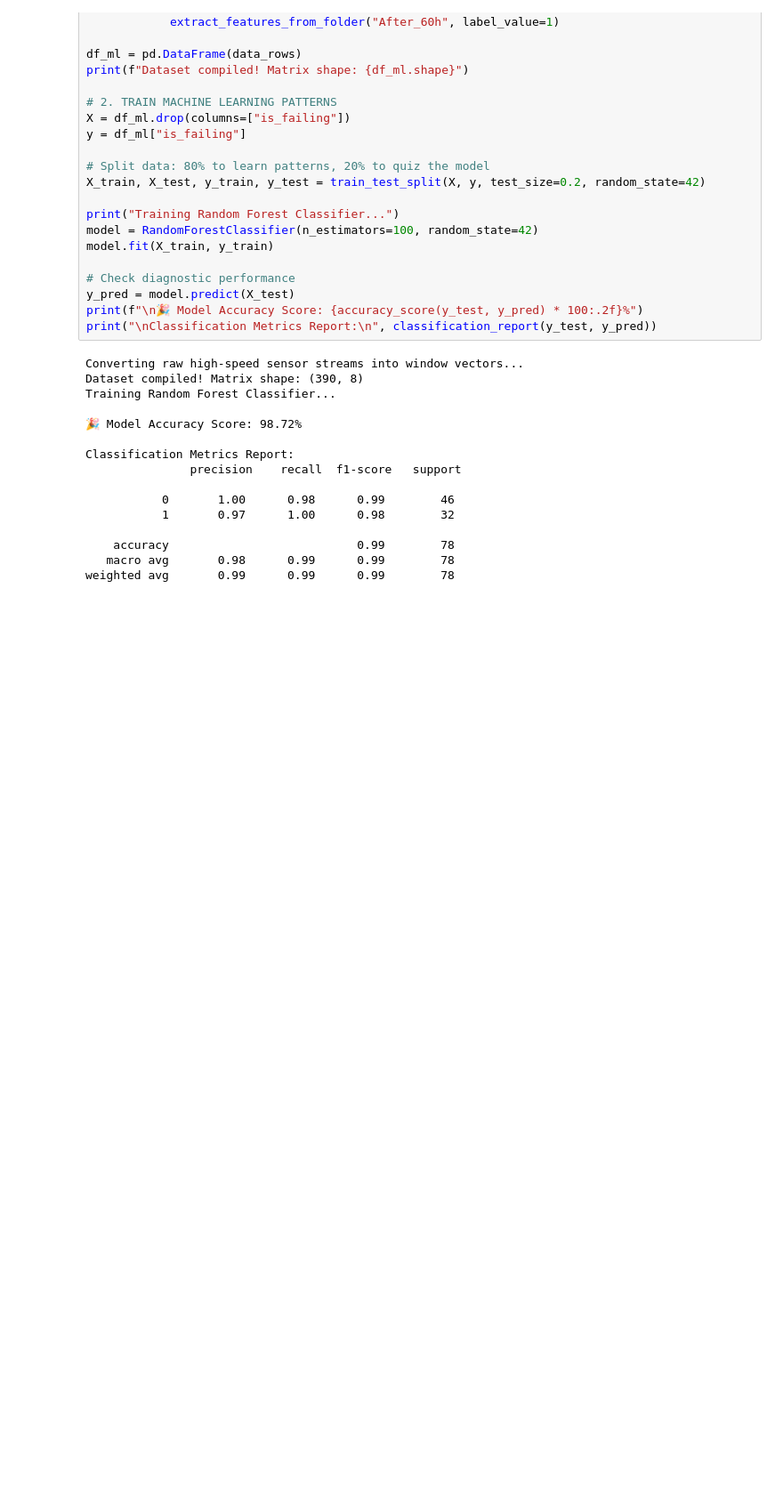
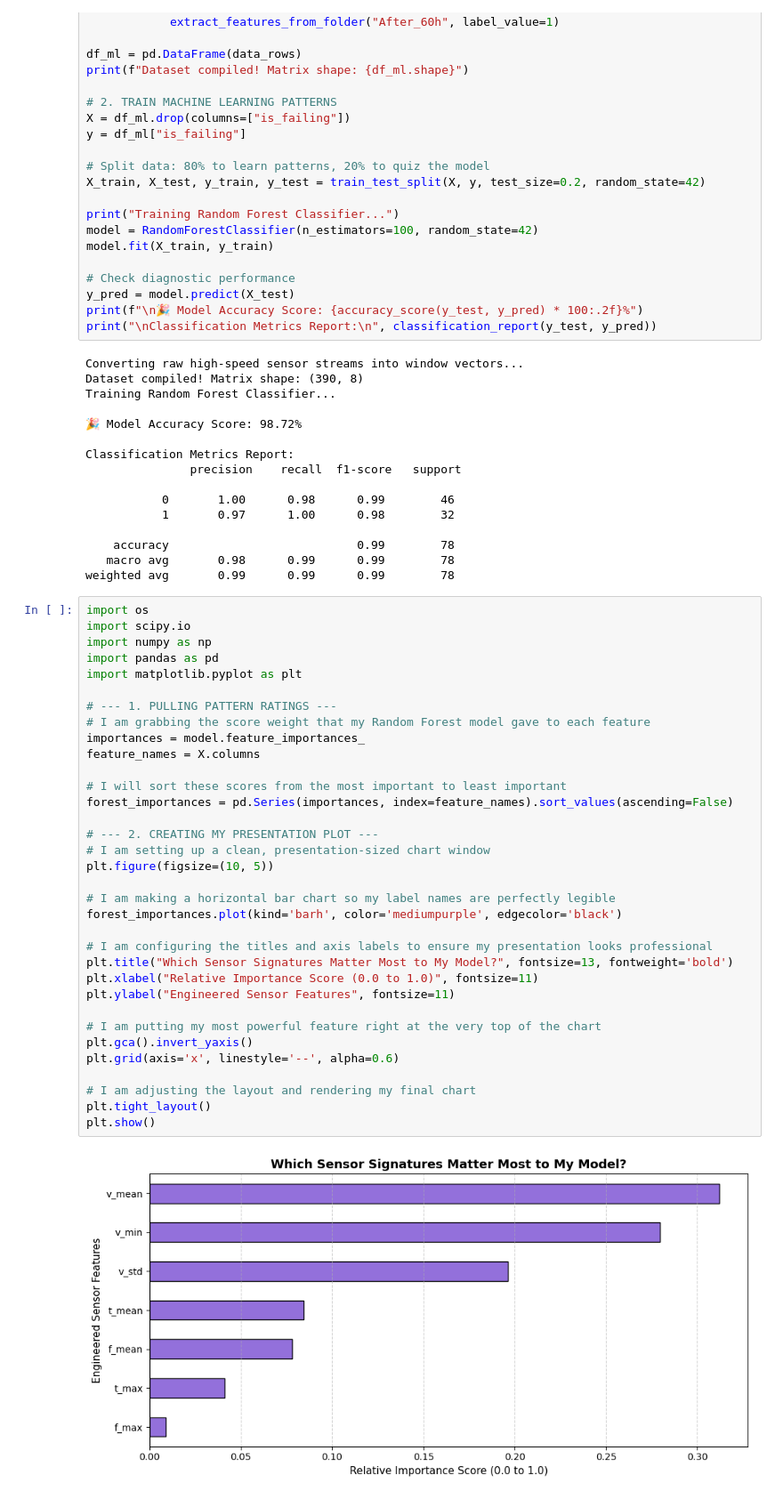
Before and after one commit to ML21016/DLR_Dashboard_Project, a Jupyter notebook: explore_data.ipynb, the cells around one changed output. Shown at 89% size. Saved outputs shown, nothing was run; the diff lists cells and outputs as text; blank space fills up the shorter version.

Commit message:
feat: add feature importance plot identifying v_mean as top predictor

```diff
--- a/explore_data.ipynb
+++ b/explore_data.ipynb
@@ -193,3 +193,39 @@ Classification Metrics Report:
     accuracy                           0.99        78
    macro avg       0.98      0.99      0.99        78
 weighted avg       0.99      0.99      0.99        78
+# %%
+import os
+import scipy.io
+import numpy as np
+import pandas as pd
+import matplotlib.pyplot as plt
+
+# --- 1. PULLING PATTERN RATINGS ---
+# I am grabbing the score weight that my Random Forest model gave to each feature
+importances = model.feature_importances_
+feature_names = X.columns
+
+# I will sort these scores from the most important to least important
+forest_importances = pd.Series(importances, index=feature_names).sort_values(ascending=False)
+
+# --- 2. CREATING MY PRESENTATION PLOT ---
+# I am setting up a clean, presentation-sized chart window
+plt.figure(figsize=(10, 5))
+
+# I am making a horizontal bar chart so my label names are perfectly legible
+forest_importances.plot(kind='barh', color='mediumpurple', edgecolor='black')
+
+# I am configuring the titles and axis labels to ensure my presentation looks professional
+plt.title("Which Sensor Signatures Matter Most to My Model?", fontsize=13, fontweight='bold')
+plt.xlabel("Relative Importance Score (0.0 to 1.0)", fontsize=11)
+plt.ylabel("Engineered Sensor Features", fontsize=11)
+
+# I am putting my most powerful feature right at the very top of the chart
+plt.gca().invert_yaxis()
+plt.grid(axis='x', linestyle='--', alpha=0.6)
+
+# I am adjusting the layout and rendering my final chart
+plt.tight_layout()
+plt.show()
+# %% [output]
+[figure, added]
```
